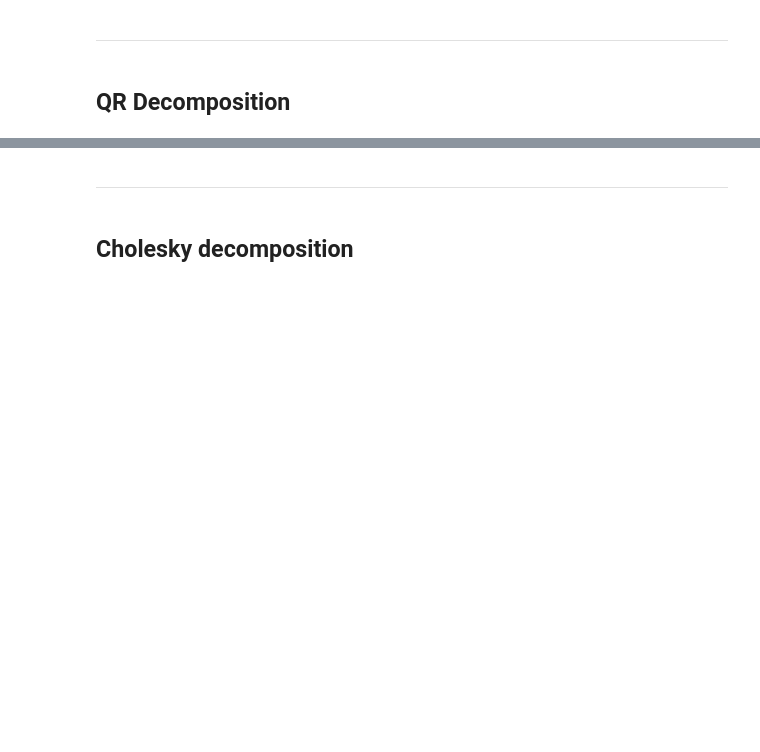
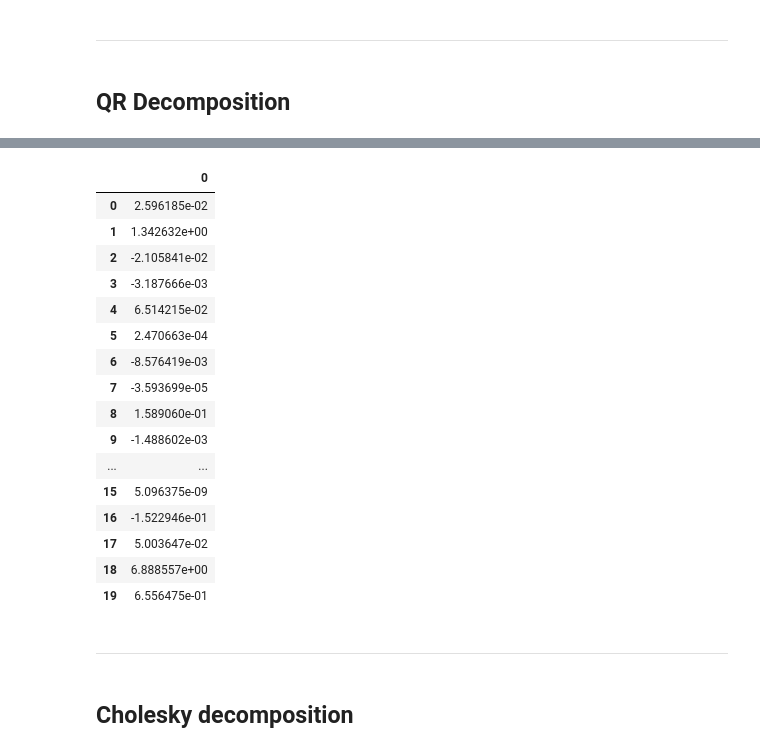
Before and after one commit to ziqidai/STA141C_Final_Project, a Jupyter notebook: Project/Final_Change1.ipynb, the cells around one changed output, grey strips where cells are left out. Cells and saved outputs as stored; diff of their text form; code cells hidden in the pictures; blank space fills up the shorter version.

```diff
--- a/Project/Final_Change1.ipynb
+++ b/Project/Final_Change1.ipynb
@@ -282,8 +298,12 @@ array([1.        , 0.93333333, 0.86666667, ..., 0.13333333, 0.06666667,
 # %% [markdown]
 ## QR Decomposition
 # %%
+t = time.time()    # time
 new_matrix = np.c_[X2,Y2]
 Qq , Rr = slg.qr(new_matrix, mode='economic')
 R = Rr[:-1,:-1]         # class_note
 r = Rr[:-1,-1]
 beta_hat2 = slg.solve(R,r)   # beta_hat
+print(np.round_(time.time()-t, 3),'sec elapsed')
+pd.DataFrame(beta_hat2)
+# %% [output]
@@ -290,3 +311,20 @@ beta_hat2 = slg.solve(R,r)   # beta_hat
+|  | 0 |
+| 0 | 2.596185e-02 |
+| 1 | 1.342632e+00 |
+| 2 | -2.105841e-02 |
+| 3 | -3.187666e-03 |
+| 4 | 6.514215e-02 |
+| 5 | 2.470663e-04 |
+| 6 | -8.576419e-03 |
+| 7 | -3.593699e-05 |
+| 8 | 1.589060e-01 |
+| 9 | -1.488602e-03 |
+| ... | ... |
+| 15 | 5.096375e-09 |
+| 16 | -1.522946e-01 |
+| 17 | 5.003647e-02 |
+| 18 | 6.888557e+00 |
+| 19 | 6.556475e-01 |
 # %% [markdown]
 ---
 # %% [markdown]
```
Also changed, not shown: parts of 12 cells of this notebook.
